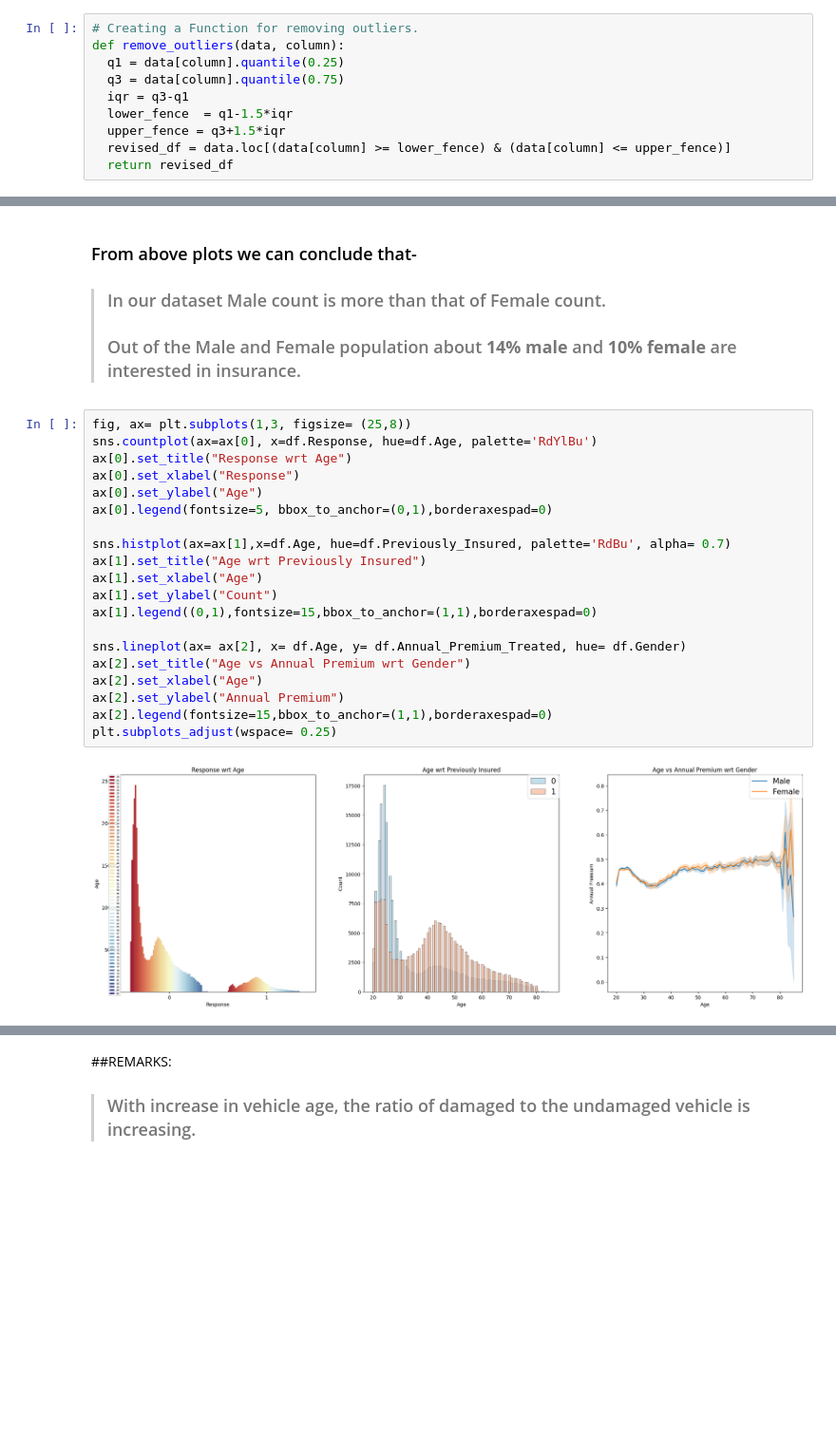
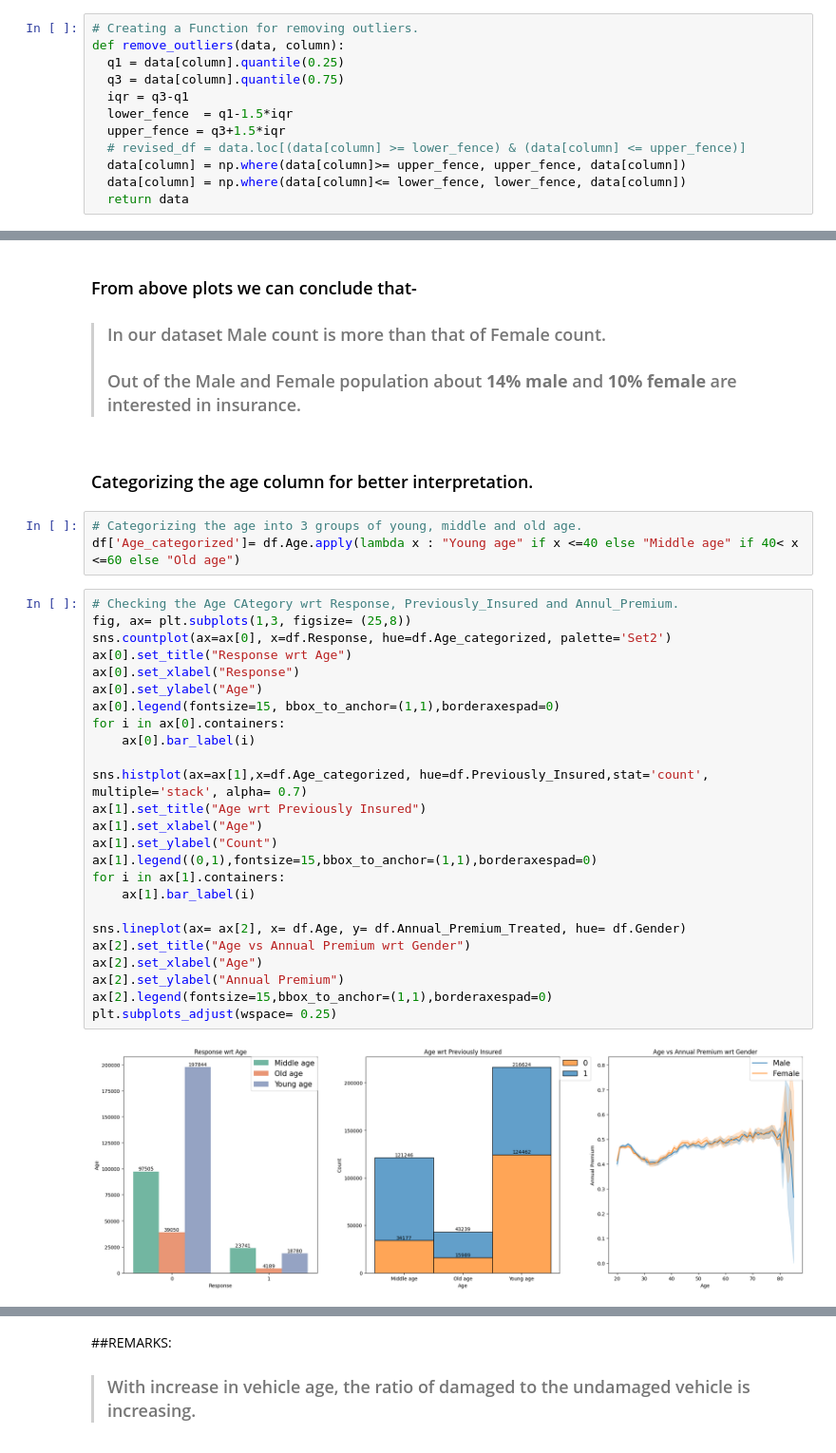
Before and after one commit to RPSahoo219/Health_Insurance_Cross_Sell_Prediction, a Jupyter notebook: Health_Insurance_Cross_Sell_Prediction.ipynb, the cells around one changed output, grey strips where cells are left out. Shown at 95% size. Cells and saved outputs as stored; diff of their text form; blank space fills up the shorter version.

```diff
--- a/Health_Insurance_Cross_Sell_Prediction.ipynb
+++ b/Health_Insurance_Cross_Sell_Prediction.ipynb
@@ -247,8 +250,10 @@ def remove_outliers(data, column):
   iqr = q3-q1
   lower_fence  = q1-1.5*iqr
   upper_fence = q3+1.5*iqr
-  revised_df = data.loc[(data[column] >= lower_fence) & (data[column] <= upper_fence)]
-  return revised_df
+  # revised_df = data.loc[(data[column] >= lower_fence) & (data[column] <= upper_fence)]
+  data[column] = np.where(data[column]>= upper_fence, upper_fence, data[column])
+  data[column] = np.where(data[column]<= lower_fence, lower_fence, data[column])
+  return data
 # %%
 # Removing outliers from "Annual_Premium" column
 df=remove_outliers(df,'Annual_Premium')
@@ -338,27 +343,37 @@ plt.show()
 ### From above plots we can conclude that-
 > ### In our dataset Male count is more than that of Female count.
 > ### Out of the Male and Female population about **14% male** and **10% female** are interested in insurance.
+# %% [markdown]
+### Categorizing the age column for better interpretation.
+# %%
+# Categorizing the age into 3 groups of young, middle and old age.
+df['Age_categorized']= df.Age.apply(lambda x : "Young age" if x <=40 else "Middle age" if 40< x <=60 else "Old age")
 # %%
+# Checking the Age CAtegory wrt Response, Previously_Insured and Annul_Premium.
 fig, ax= plt.subplots(1,3, figsize= (25,8))
-sns.countplot(ax=ax[0], x=df.Response, hue=df.Age, palette='RdYlBu')
+sns.countplot(ax=ax[0], x=df.Response, hue=df.Age_categorized, palette='Set2')
 ax[0].set_title("Response wrt Age")
 ax[0].set_xlabel("Response")
 ax[0].set_ylabel("Age")
-ax[0].legend(fontsize=5, bbox_to_anchor=(0,1),borderaxespad=0)
+ax[0].legend(fontsize=15, bbox_to_anchor=(1,1),borderaxespad=0)
+for i in ax[0].containers:
+    ax[0].bar_label(i)
 
-sns.histplot(ax=ax[1],x=df.Age, hue=df.Previously_Insured, palette='RdBu', alpha= 0.7)
+sns.histplot(ax=ax[1],x=df.Age_categorized, hue=df.Previously_Insured,stat='count', multiple='stack', alpha= 0.7)
 ax[1].set_title("Age wrt Previously Insured")
 ax[1].set_xlabel("Age")
 ax[1].set_ylabel("Count")
 ax[1].legend((0,1),fontsize=15,bbox_to_anchor=(1,1),borderaxespad=0)
+for i in ax[1].containers:
+    ax[1].bar_label(i)
 
 sns.lineplot(ax= ax[2], x= df.Age, y= df.Annual_Premium_Treated, hue= df.Gender)
 ax[2].set_title("Age vs Annual Premium wrt Gender")
 ax[2].set_xlabel("Age")
 ax[2].set_ylabel("Annual Premium")
 ax[2].legend(fontsize=15,bbox_to_anchor=(1,1),borderaxespad=0)
 plt.subplots_adjust(wspace= 0.25)
 # %% [output]
-[figure, old version]
+[figure, new version]
 # %% [markdown]
 ## REMARKS:
```
Also changed, not shown: parts of 38 cells of this notebook.
